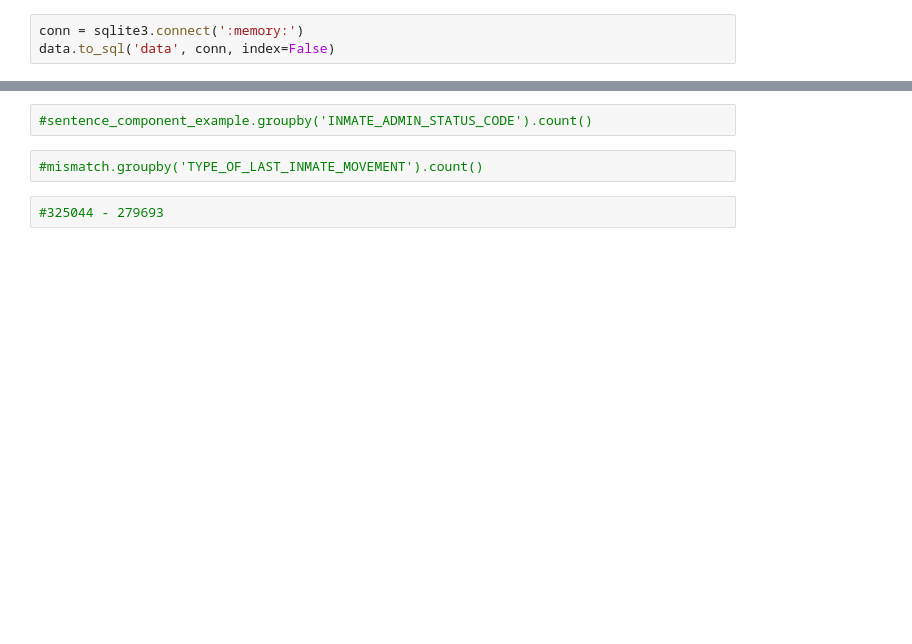
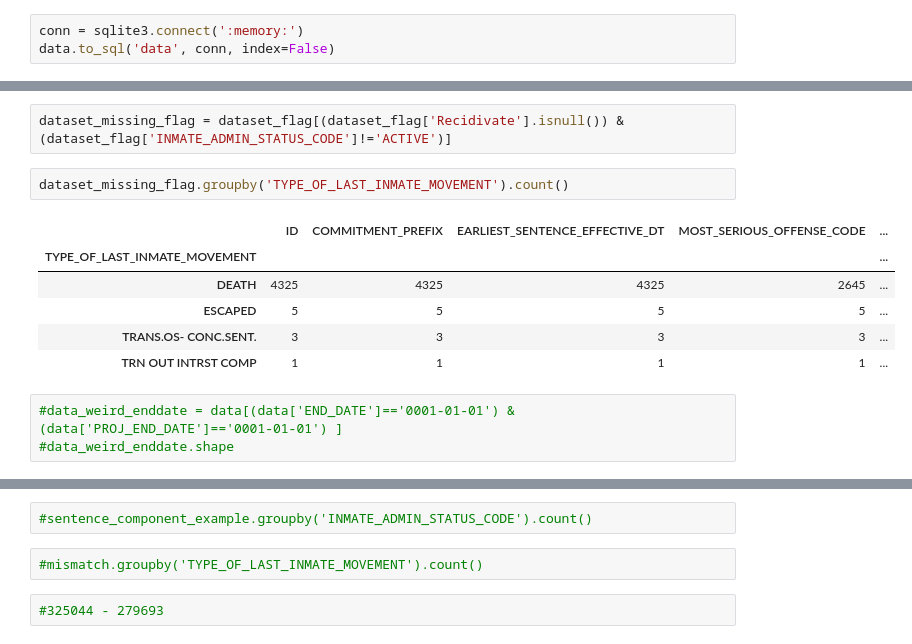
Before and after one commit to christi-liongson/covid_decarceration, a Jupyter notebook: files/build_dataset.ipynb, the cells around one changed output, grey strips where cells are left out. Cells and saved outputs as stored; diff of their text form; blank space fills up the shorter version.

```diff
--- a/files/build_dataset.ipynb
+++ b/files/build_dataset.ipynb
@@ -505 +610,15 @@ court_small.head(20)
+# %%
+dataset_missing_flag = dataset_flag[(dataset_flag['Recidivate'].isnull()) & (dataset_flag['INMATE_ADMIN_STATUS_CODE']!='ACTIVE')]
+# %%
+dataset_missing_flag.groupby('TYPE_OF_LAST_INMATE_MOVEMENT').count()
+# %% [output]
+|  | ID | COMMITMENT_PREFIX | EARLIEST_SENTENCE_EFFECTIVE_DT | MOST_SERIOUS_OFFENSE_CODE | ... |
+| TYPE_OF_LAST_INMATE_MOVEMENT |  |  |  |  | ... |
+| DEATH | 4325 | 4325 | 4325 | 2645 | ... |
+| ESCAPED | 5 | 5 | 5 | 5 | ... |
+| TRANS.OS- CONC.SENT. | 3 | 3 | 3 | 3 | ... |
+| TRN OUT INTRST COMP | 1 | 1 | 1 | 1 | ... |
+# %%
+#data_weird_enddate = data[(data['END_DATE']=='0001-01-01') & (data['PROJ_END_DATE']=='0001-01-01') ]
+#data_weird_enddate.shape
 # %%
```
Also changed, not shown: parts of 33 cells of this notebook.
